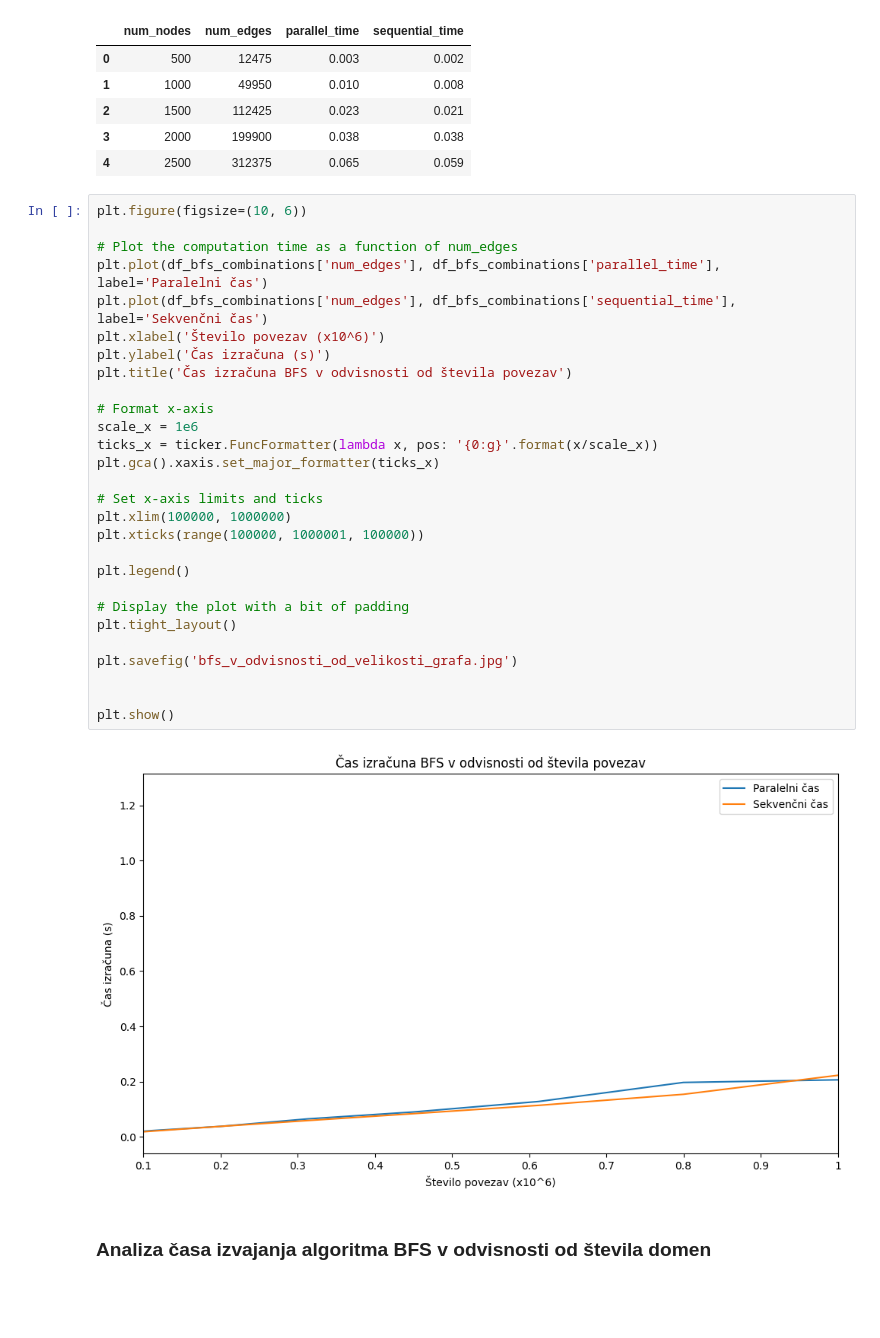
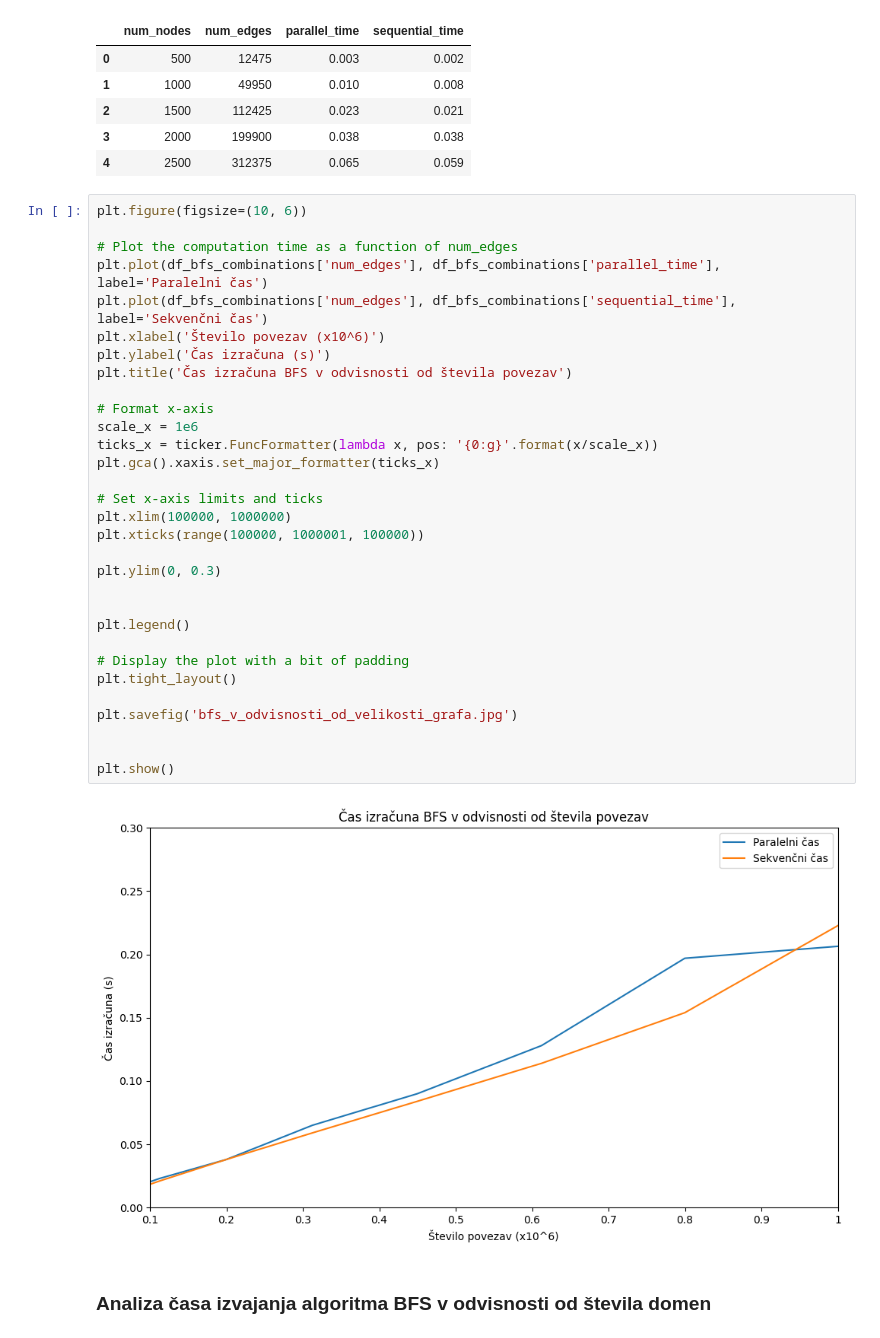
Before and after one commit to tjazerzen/Avtomatska-paralelizacija-v-OCamlu, a Jupyter notebook: playground/graph/computation_time_analysis/computation_time_analysis.ipynb, the cells around one changed output. Saved outputs shown, nothing was run; the diff lists cells and outputs as text; blank space fills up the shorter version.

```diff
--- a/playground/graph/computation_time_analysis/computation_time_analysis.ipynb
+++ b/playground/graph/computation_time_analysis/computation_time_analysis.ipynb
@@ -99,33 +99,36 @@ df_bfs_combinations.head()
 # %%
 plt.figure(figsize=(10, 6))
 
 # Plot the computation time as a function of num_edges
 plt.plot(df_bfs_combinations['num_edges'], df_bfs_combinations['parallel_time'], label='Paralelni čas')
 plt.plot(df_bfs_combinations['num_edges'], df_bfs_combinations['sequential_time'], label='Sekvenčni čas')
 plt.xlabel('Število povezav (x10^6)')
 plt.ylabel('Čas izračuna (s)')
 plt.title('Čas izračuna BFS v odvisnosti od števila povezav')
 
 # Format x-axis
 scale_x = 1e6
 ticks_x = ticker.FuncFormatter(lambda x, pos: '{0:g}'.format(x/scale_x))
 plt.gca().xaxis.set_major_formatter(ticks_x)
 
 # Set x-axis limits and ticks
 plt.xlim(100000, 1000000)
 plt.xticks(range(100000, 1000001, 100000))
 
+plt.ylim(0, 0.3)
+
+
 plt.legend()
 
 # Display the plot with a bit of padding
 plt.tight_layout()
 
 plt.savefig('bfs_v_odvisnosti_od_velikosti_grafa.jpg')
 
 
 plt.show()
 # %% [output]
-[figure, old version]
+[figure, new version]
 # %% [markdown]
 ### Analiza časa izvajanja algoritma BFS v odvisnosti od števila domen
 # %%
```
Also changed, not shown: 4 other files.
